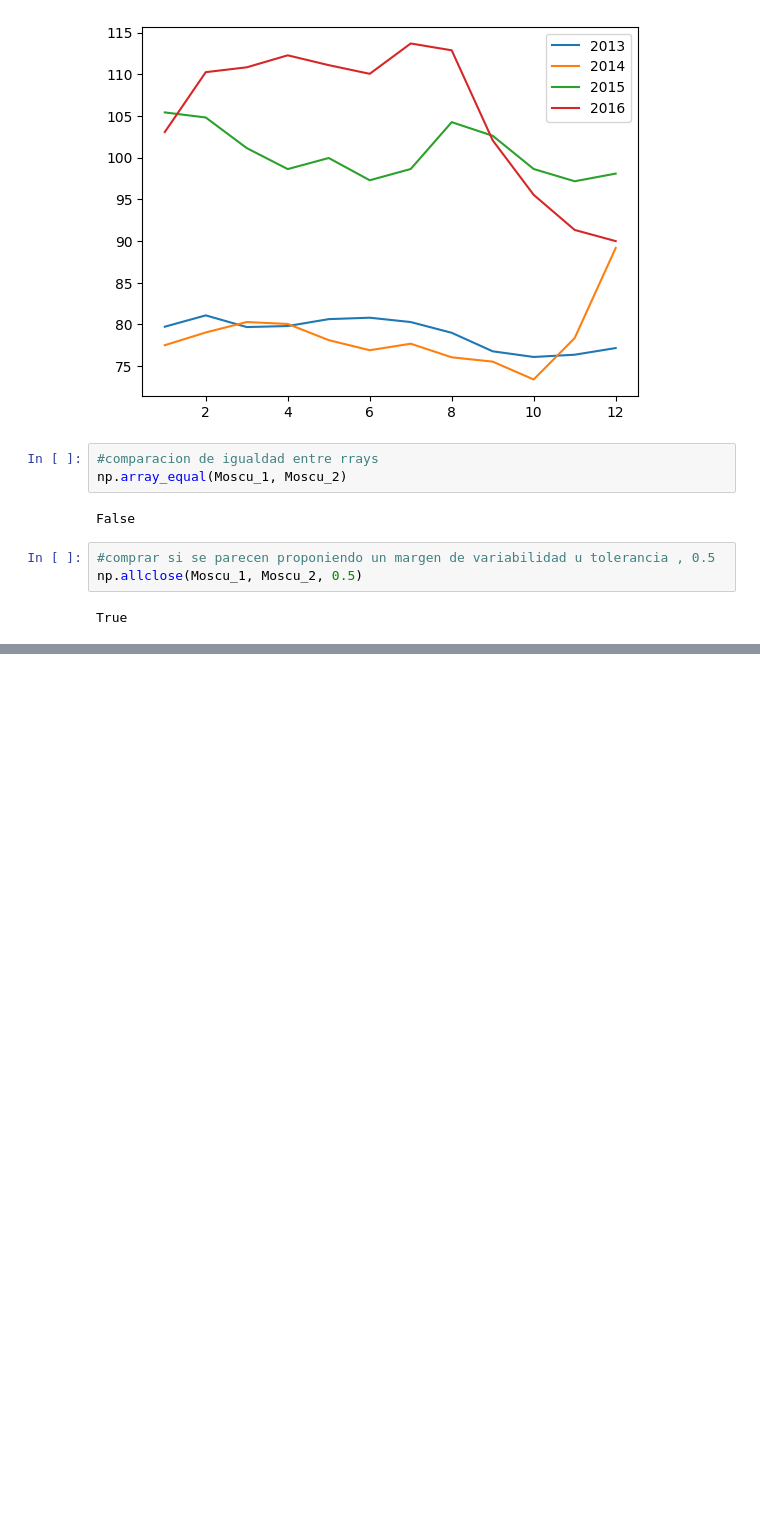
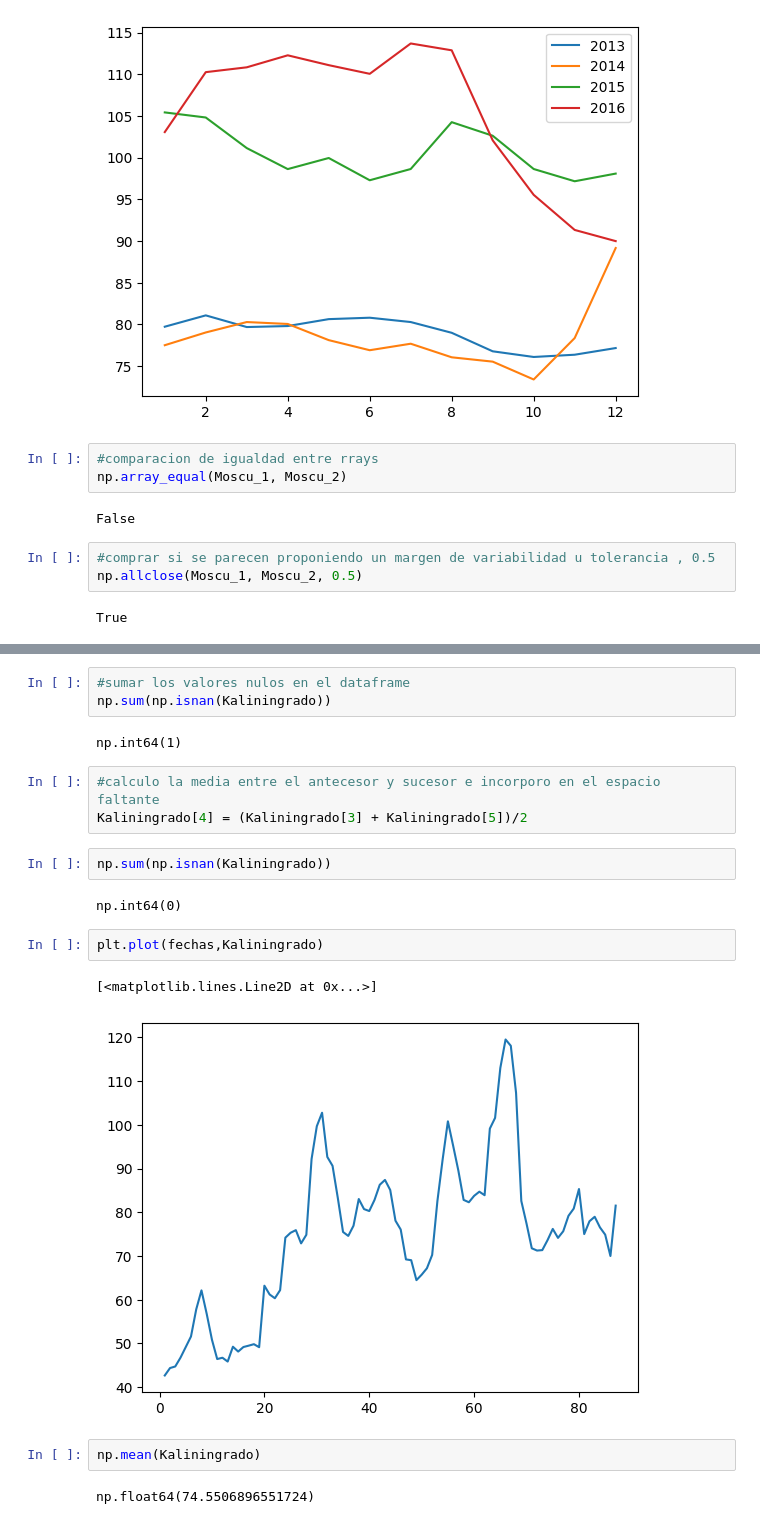
Before and after one commit to AngelTroncoso/Data_Science, a Jupyter notebook: 3_Numpy.ipynb, the cells around one changed output, grey strips where cells are left out. Drawn from its saved outputs; the diff is of its cells as text; blank space fills up the shorter version.

```diff
--- a/3_Numpy.ipynb
+++ b/3_Numpy.ipynb
@@ -333,0 +384,21 @@ True
+# %%
+#sumar los valores nulos en el dataframe
+np.sum(np.isnan(Kaliningrado))
+# %% [output]
+np.int64(1)
+# %%
+#calculo la media entre el antecesor y sucesor e incorporo en el espacio faltante
+Kaliningrado[4] = (Kaliningrado[3] + Kaliningrado[5])/2
+# %%
+np.sum(np.isnan(Kaliningrado))
+# %% [output]
+np.int64(0)
+# %%
+plt.plot(fechas,Kaliningrado)
+# %% [output]
+[<matplotlib.lines.Line2D at 0x...>]
+[figure, added]
+# %%
+np.mean(Kaliningrado)
+# %% [output]
+np.float64(74.5506896551724)
```
Also changed, not shown: parts of 27 cells of this notebook.
